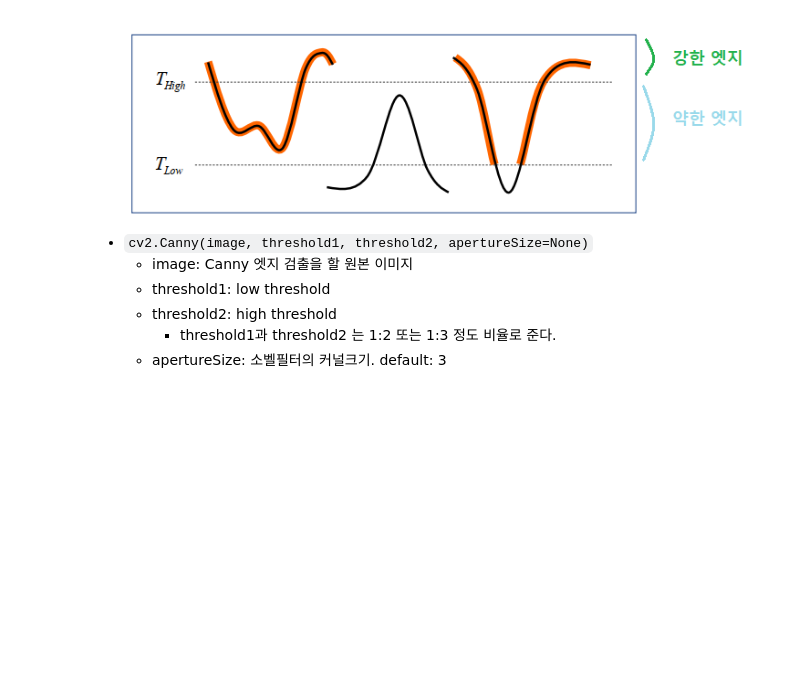
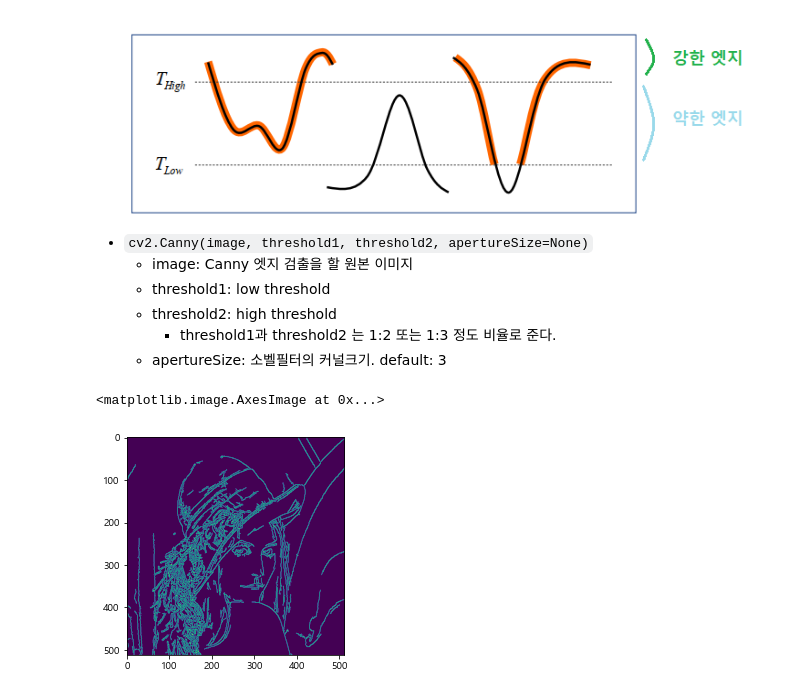
Before and after one commit to sujeong-jang-creator/jcrystal, a Jupyter notebook: 13.openCV/04_엣지검출.ipynb, the cells around one changed output. Cells and saved outputs as stored; diff of their text form; code cells hidden in the pictures; blank space fills up the shorter version.

```diff
--- a/13.openCV/04_엣지검출.ipynb
+++ b/13.openCV/04_엣지검출.ipynb
@@ -43,6 +95,17 @@
     - x방향, y방향 필터 결과(미분결과)를 합치는 함수
     - x: x방향 미분 결과
     - y: y방향 미분 결과
+# %%
+lenna_gray = cv2.imread('images/Lenna.png', cv2.IMREAD_GRAYSCALE)
+
+# c2.CV_32F : FLOAT 32
+sobel_x= cv2.Sobel(lenna_gray, cv2.CV_32F, 1, 0, ksize=3)
+sobel_y= cv2.Sobel(lenna_gray, cv2.CV_32F, 0, 1, ksize=3)
+
+# 150이상은 남기고(255) 미만은 0으로 처리
+
+sobel_x = np.clip
+threshold = 100
 # %% [markdown]
 ### Canny
 - Noise에 강한 edge detection
@@ -67,3 +130,10 @@
     - threshold2: high threshold
         - threshold1과 threshold2 는 1:2 또는 1:3 정도 비율로 준다.
     - apertureSize: 소벨필터의 커널크기. default: 3
+# %%
+# (원본이미지, low TH, high TH)
+lenna_canny = cv2.Canny(lenna_gray, 50, 150)
+plt.imshow(lenna_canny)
+# %% [output]
+<matplotlib.image.AxesImage at 0x...>
+[figure, added]
```
Also changed, not shown: parts of 13 cells of this notebook, 9 other files.
